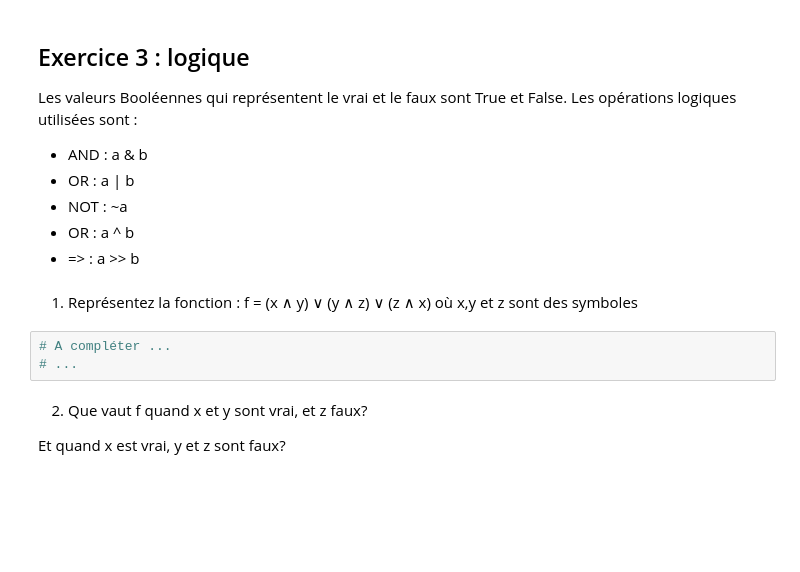
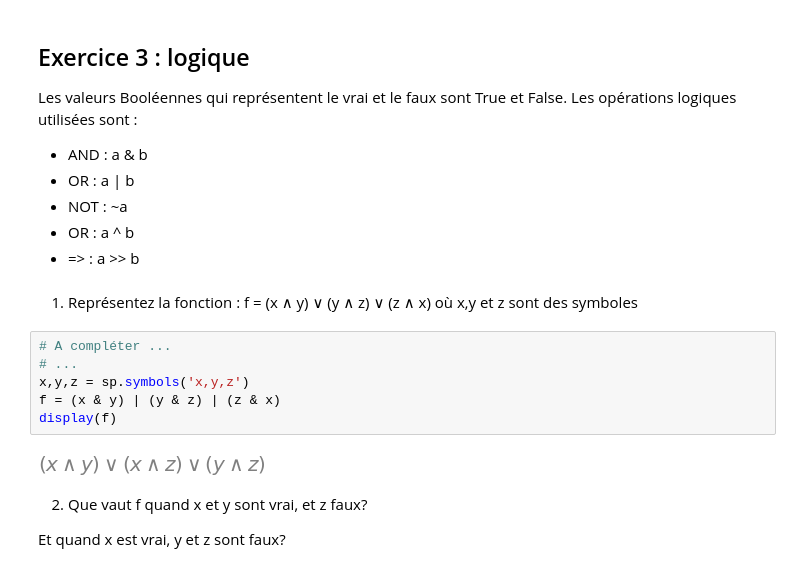
Before and after one commit to Mohamed-24-03-2022/tp_calcul_scientifique, a Jupyter notebook: TP2_2024/TP_2_2024_BOUZENTOUTA_MOHAMED.ipynb, the cells around one changed output. Cells and saved outputs as stored; diff of their text form; blank space fills up the shorter version.

```diff
--- a/TP2_2024/TP_2_2024_BOUZENTOUTA_MOHAMED.ipynb
+++ b/TP2_2024/TP_2_2024_BOUZENTOUTA_MOHAMED.ipynb
@@ -253,9 +251,14 @@ utilisées sont :
 - => : a >> b
 # %% [markdown]
 1) Représentez la fonction :  f = (x ∧ y) ∨ (y ∧ z) ∨ (z ∧ x) où x,y et z sont des symboles
-# %%
-# A compléter ...
-# ...
+# %%
+# A compléter ...
+# ...
+x,y,z = sp.symbols('x,y,z')
+f = (x & y) | (y & z) | (z & x)
+display(f)
+# %% [output]
+[figure, added]
 # %% [markdown]
 2) Que vaut f quand x et y sont vrai, et z faux?
 
```
Also changed, not shown: parts of 12 cells of this notebook.
